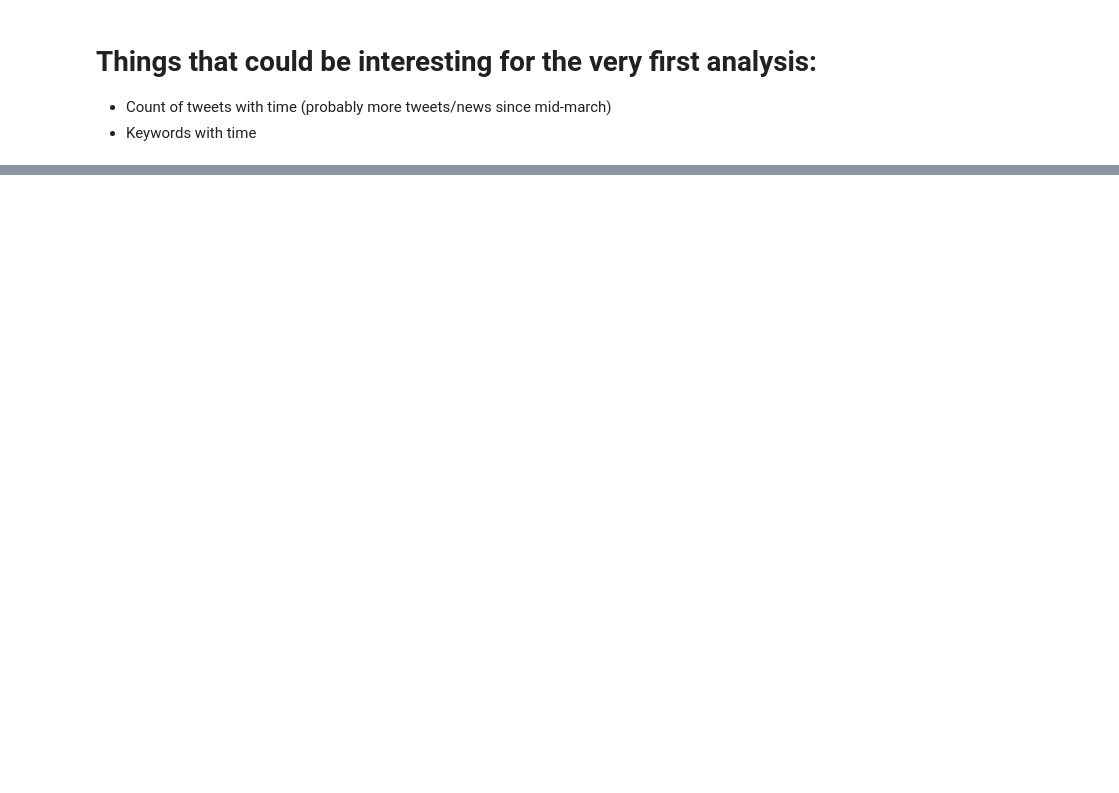
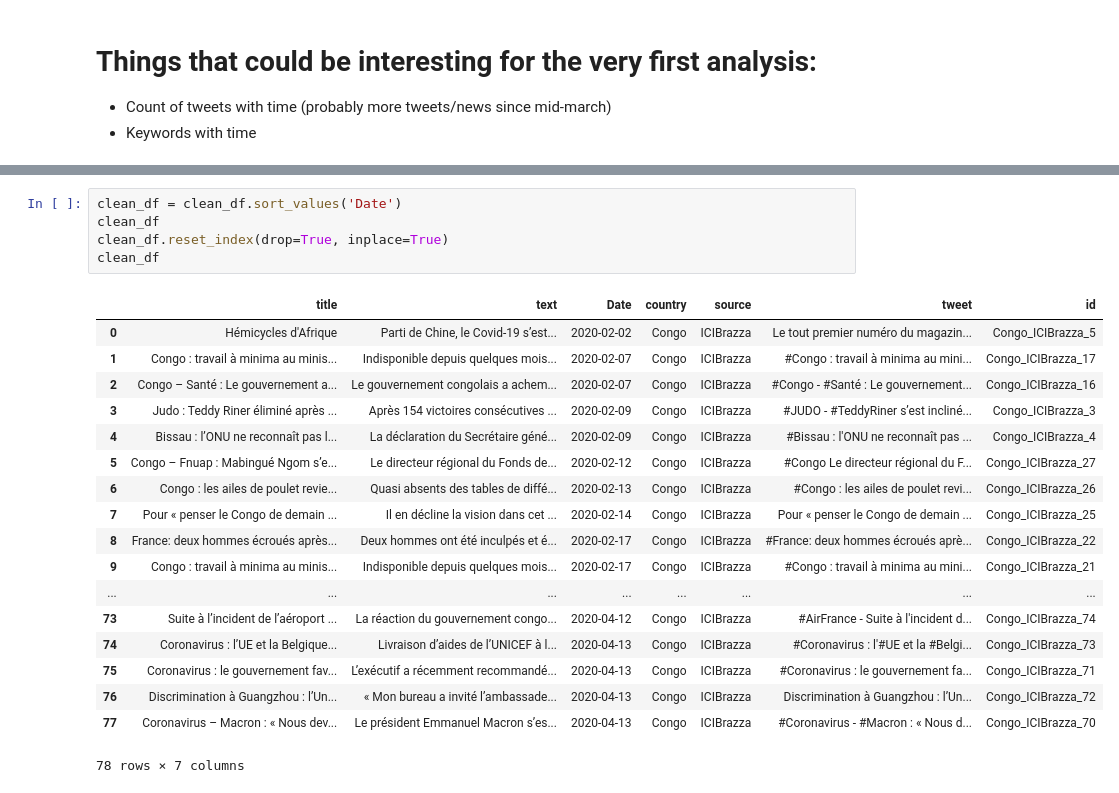
Before and after one commit to tguens/risk_analysis_covid, a Jupyter notebook: notebooks/text_cleaning.ipynb, the cells around one changed output, grey strips where cells are left out. Cells and saved outputs as stored; diff of their text form; blank space fills up the shorter version.

```diff
--- a/notebooks/text_cleaning.ipynb
+++ b/notebooks/text_cleaning.ipynb
@@ -148,0 +174,24 @@ text_
+# %%
+clean_df = clean_df.sort_values('Date')
+clean_df
+clean_df.reset_index(drop=True, inplace=True)
+clean_df
+# %% [output]
+|  | title | text | Date | country | source | tweet | id |
+| 0 | Hémicycles d'Afrique | Parti de Chine, le Covid-19 s’est... | 2020-02-02 | Congo | ICIBrazza | Le tout premier numéro du magazin... | Congo_ICIBrazza_5 |
+| 1 | Congo : travail à minima au minis... | Indisponible depuis quelques mois... | 2020-02-07 | Congo | ICIBrazza | #Congo : travail à minima au mini... | Congo_ICIBrazza_17 |
+| 2 | Congo – Santé : Le gouvernement a... | Le gouvernement congolais a achem... | 2020-02-07 | Congo | ICIBrazza | #Congo - #Santé : Le gouvernement... | Congo_ICIBrazza_16 |
+| 3 | Judo : Teddy Riner éliminé après ... | Après 154 victoires consécutives ... | 2020-02-09 | Congo | ICIBrazza | #JUDO - #TeddyRiner s’est incliné... | Congo_ICIBrazza_3 |
+| 4 | Bissau : l’ONU ne reconnaît pas l... | La déclaration du Secrétaire géné... | 2020-02-09 | Congo | ICIBrazza | #Bissau : l'ONU ne reconnaît pas ... | Congo_ICIBrazza_4 |
+| 5 | Congo – Fnuap : Mabingué Ngom s’e... | Le directeur régional du Fonds de... | 2020-02-12 | Congo | ICIBrazza | #Congo Le directeur régional du F... | Congo_ICIBrazza_27 |
+| 6 | Congo : les ailes de poulet revie... | Quasi absents des tables de diffé... | 2020-02-13 | Congo | ICIBrazza | #Congo : les ailes de poulet revi... | Congo_ICIBrazza_26 |
+| 7 | Pour « penser le Congo de demain ... | Il en décline la vision dans cet ... | 2020-02-14 | Congo | ICIBrazza | Pour « penser le Congo de demain ... | Congo_ICIBrazza_25 |
+| 8 | France: deux hommes écroués après... | Deux hommes ont été inculpés et é... | 2020-02-17 | Congo | ICIBrazza | #France: deux hommes écroués aprè... | Congo_ICIBrazza_22 |
+| 9 | Congo : travail à minima au minis... | Indisponible depuis quelques mois... | 2020-02-17 | Congo | ICIBrazza | #Congo : travail à minima au mini... | Congo_ICIBrazza_21 |
+| ... | ... | ... | ... | ... | ... | ... | ... |
+| 73 | Suite à l’incident de l’aéroport ... | La réaction du gouvernement congo... | 2020-04-12 | Congo | ICIBrazza | #AirFrance - Suite à l'incident d... | Congo_ICIBrazza_74 |
+| 74 | Coronavirus : l’UE et la Belgique... | Livraison d’aides de l’UNICEF à l... | 2020-04-13 | Congo | ICIBrazza | #Coronavirus : l'#UE et la #Belgi... | Congo_ICIBrazza_73 |
+| 75 | Coronavirus : le gouvernement fav... | L’exécutif a récemment recommandé... | 2020-04-13 | Congo | ICIBrazza | #Coronavirus : le gouvernement fa... | Congo_ICIBrazza_71 |
+| 76 | Discrimination à Guangzhou : l’Un... | « Mon bureau a invité l’ambassade... | 2020-04-13 | Congo | ICIBrazza | Discrimination à Guangzhou : l’Un... | Congo_ICIBrazza_72 |
+| 77 | Coronavirus – Macron : « Nous dev... | Le président Emmanuel Macron s’es... | 2020-04-13 | Congo | ICIBrazza | #Coronavirus - #Macron : « Nous d... | Congo_ICIBrazza_70 |
+78 rows × 7 columns
```
Also changed, not shown: parts of 19 cells of this notebook.
